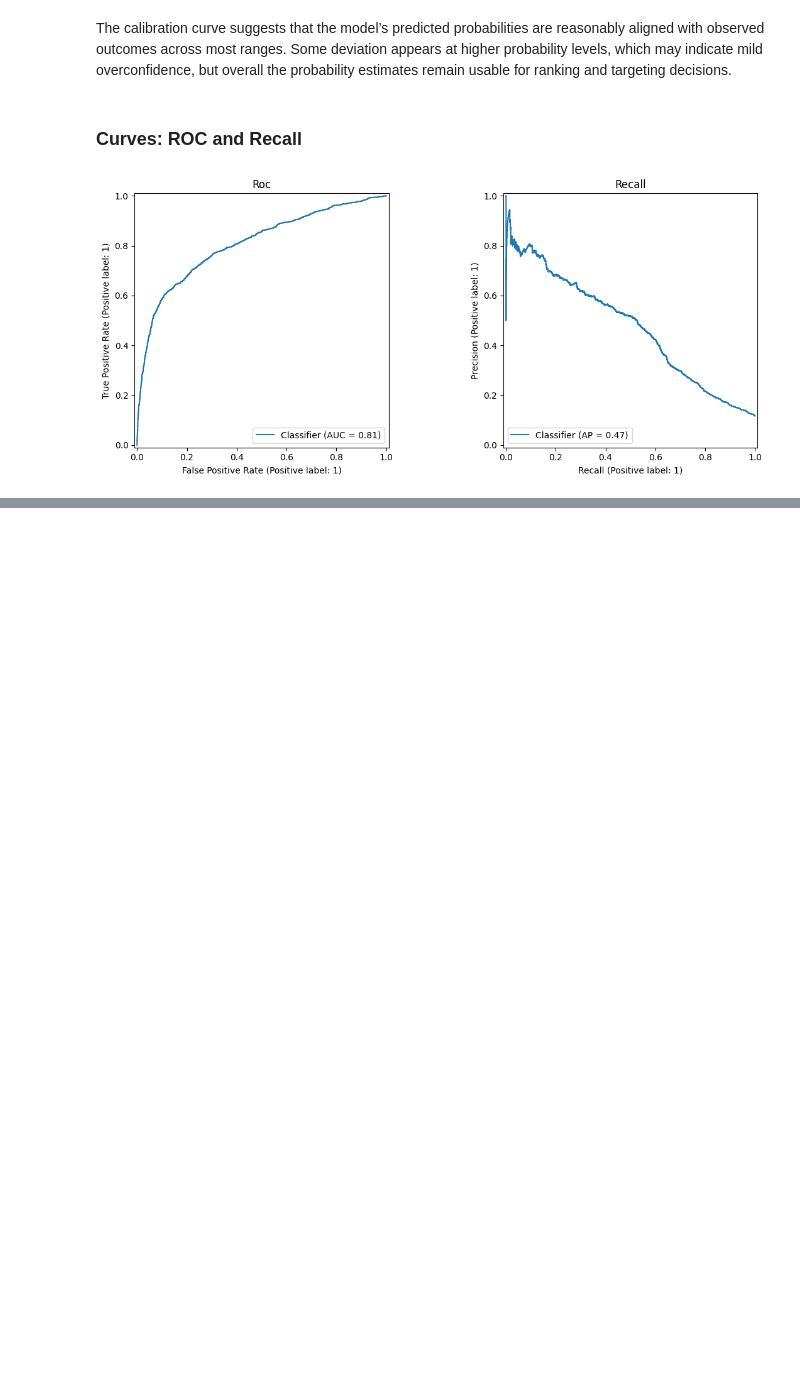
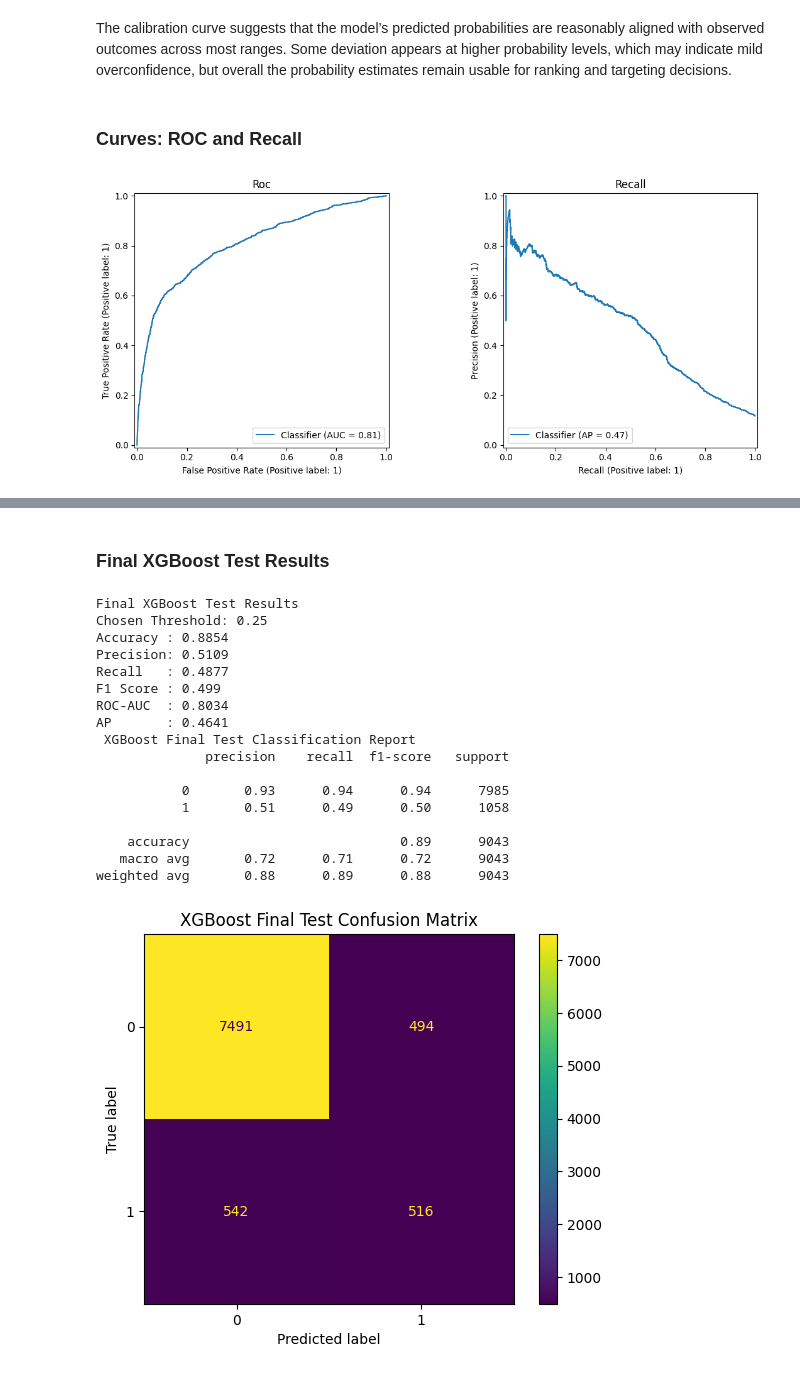
Before and after one commit to HassanHijaze/bank-marketing-subscription-prediction, a Jupyter notebook: notebooks/bank_marketing_prediction.ipynb, the cells around one changed output, grey strips where cells are left out. Cells and saved outputs as stored; diff of their text form; code cells hidden in the pictures; blank space fills up the shorter version.

```diff
--- a/notebooks/bank_marketing_prediction.ipynb
+++ b/notebooks/bank_marketing_prediction.ipynb
@@ -658,0 +667,48 @@ The ROC curve shows that the model has good discriminative performance, with an
+# %%
+
+X_train_final = pd.concat([X_train, X_val], axis=0)
+y_train_final = pd.concat([y_train, y_val], axis=0)
+
+
+X_train_final = X_train_final.reset_index(drop=True)
+y_train_final = y_train_final.reset_index(drop=True)
+
+
+XGB.fit(X_train_final, y_train_final)
+
+test_score = XGB.predict_proba(X_test)[:, 1]
+
+test_pred_final = (test_score >= best_f1_threshold).astype(int)
+# %% [markdown]
+### Final XGBoost Test Results
+# %%
+print("Final XGBoost Test Results")
+print("Chosen Threshold:", round(best_f1_threshold, 2))
+print("Accuracy :", round(accuracy_score(y_test, test_pred_final), 4))
+print("Precision:", round(precision_score(y_test, test_pred_final, zero_division=0), 4))
+print("Recall   :", round(recall_score(y_test, test_pred_final, zero_division=0), 4))
+print("F1 Score :", round(f1_score(y_test, test_pred_final, zero_division=0), 4))
+print("ROC-AUC  :", round(roc_auc_score(y_test, test_score), 4))
+print("AP       :", round(average_precision_score(y_test, test_score), 4))
+
+
+evaluate_model(y_test, test_pred_final, model_name="XGBoost Final Test")
+# %% [output]
+Final XGBoost Test Results
+Chosen Threshold: 0.25
+Accuracy : 0.8854
+Precision: 0.5109
+Recall   : 0.4877
+F1 Score : 0.499
+ROC-AUC  : 0.8034
+AP       : 0.4641
+ XGBoost Final Test Classification Report
+              precision    recall  f1-score   support
+
+           0       0.93      0.94      0.94      7985
+           1       0.51      0.49      0.50      1058
+
+    accuracy                           0.89      9043
+   macro avg       0.72      0.71      0.72      9043
+weighted avg       0.88      0.89      0.88      9043
+[figure, added]
```
Also changed, not shown: parts of 8 cells of this notebook, 1 other file.
